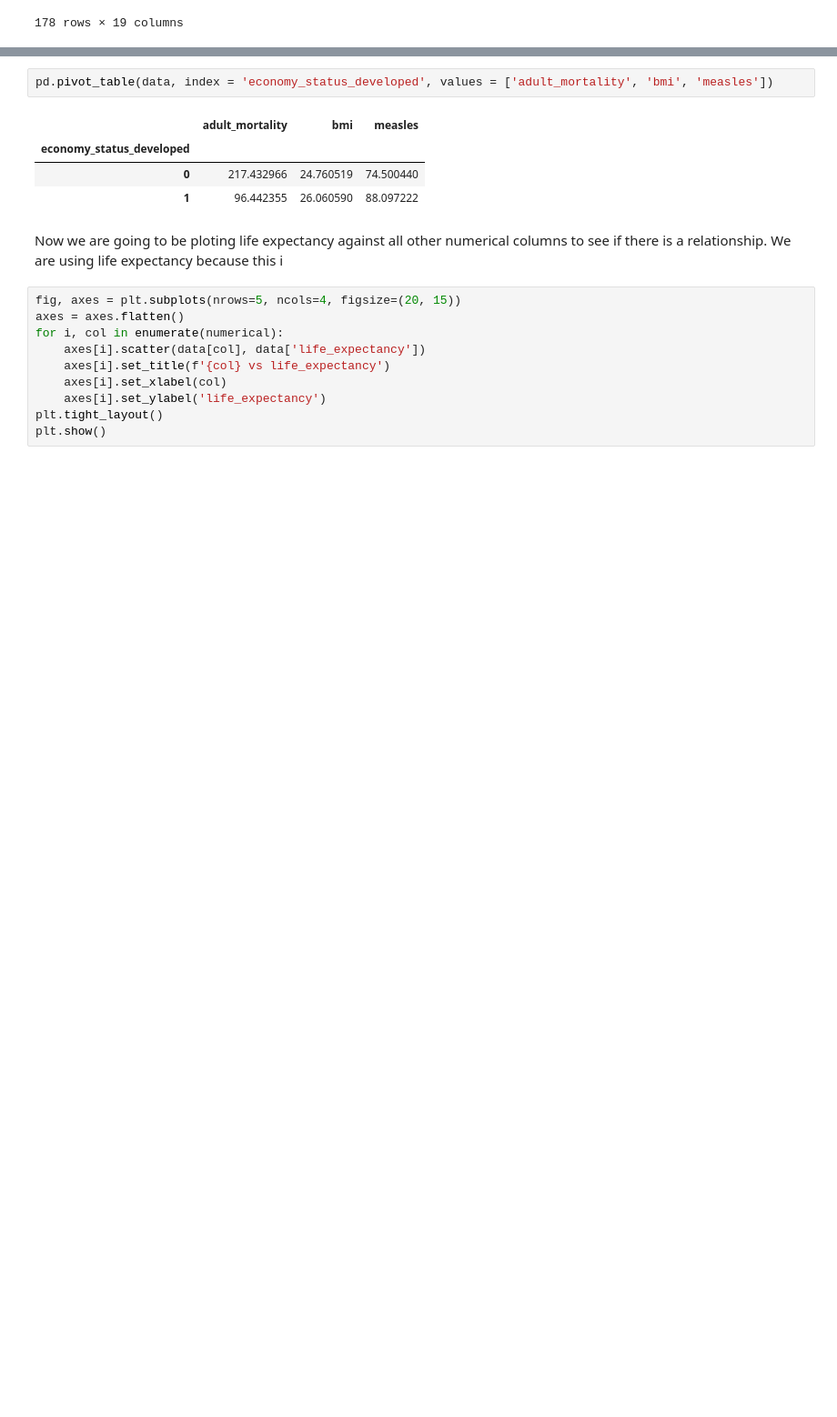
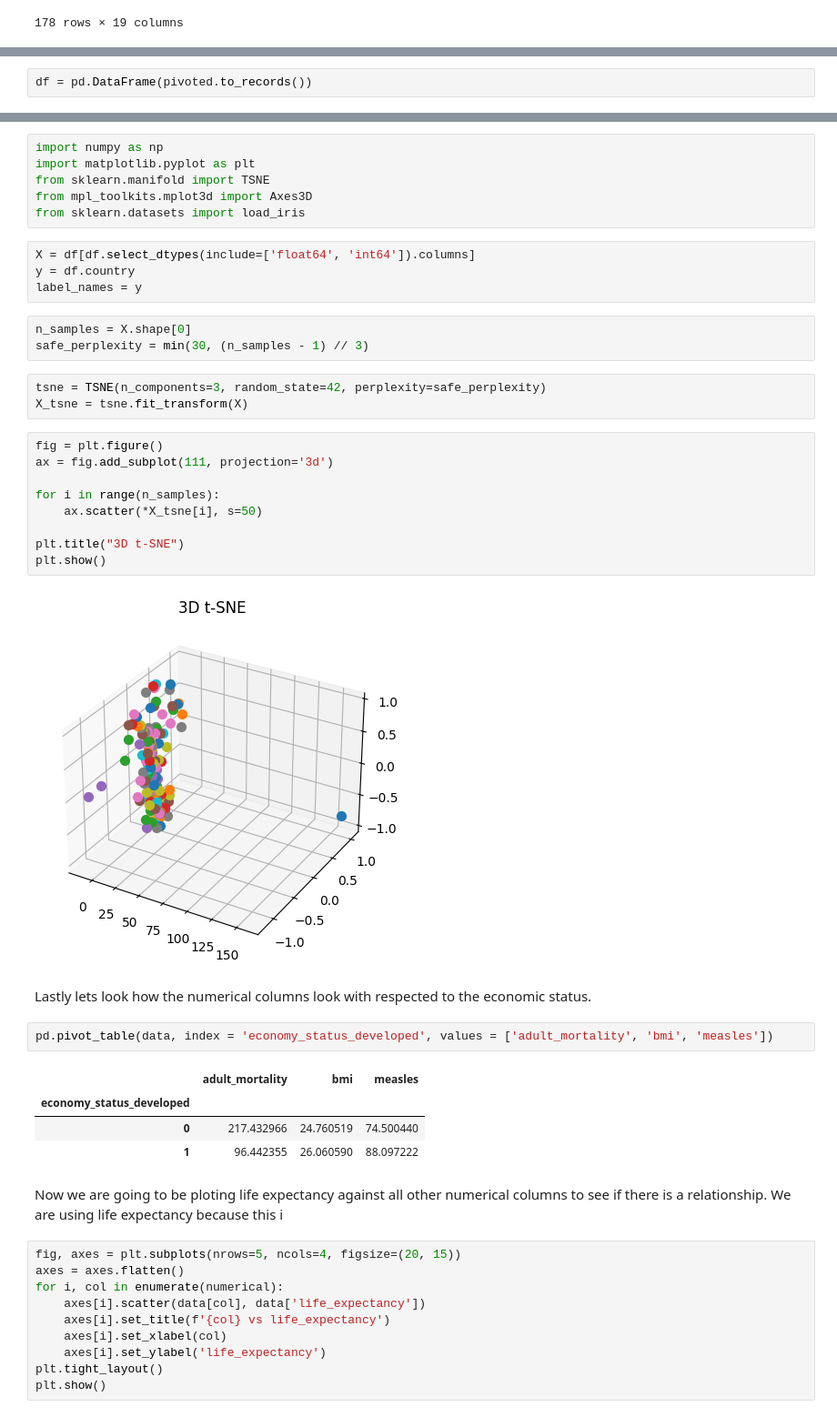
Before and after one commit to GaelGil/notebooks, a Jupyter notebook: who_life_expectancy/who_life_expectancy.ipynb, the cells around one changed output, grey strips where cells are left out. Shown: that part at 91% size. Cells and saved outputs as stored; diff of their text form; blank space fills up the shorter version.

Commit message:
updating to graph using tsne

```diff
--- a/who_life_expectancy/who_life_expectancy.ipynb
+++ b/who_life_expectancy/who_life_expectancy.ipynb
@@ -137,0 +140,2 @@ I realized that there are way too many countries to do some analysis on. Theres
+# %%
+df = pd.DataFrame(pivoted.to_records())
@@ -138,3 +158,32 @@ I realized that there are way too many countries to do some analysis on. Theres
+# %%
+import numpy as np
+import matplotlib.pyplot as plt
+from sklearn.manifold import TSNE
+from mpl_toolkits.mplot3d import Axes3D
+from sklearn.datasets import load_iris
+# %%
+X = df[df.select_dtypes(include=['float64', 'int64']).columns]
+y = df.country
+label_names = y
+# %%
+n_samples = X.shape[0]
+safe_perplexity = min(30, (n_samples - 1) // 3)
+# %%
+tsne = TSNE(n_components=3, random_state=42, perplexity=safe_perplexity)
+X_tsne = tsne.fit_transform(X)
+# %%
+fig = plt.figure()
+ax = fig.add_subplot(111, projection='3d')
+
+for i in range(n_samples):
+    ax.scatter(*X_tsne[i], s=50)
+
+plt.title("3D t-SNE")
+plt.show()
+# %% [output]
+[figure, added]
+# %% [markdown]
+Lastly lets look how the numerical columns look with respected to the economic status.
 # %%
 pd.pivot_table(data, index = 'economy_status_developed', values = ['adult_mortality', 'bmi', 'measles'])
 # %% [output]
```
Also changed, not shown: parts of 3 cells of this notebook.
